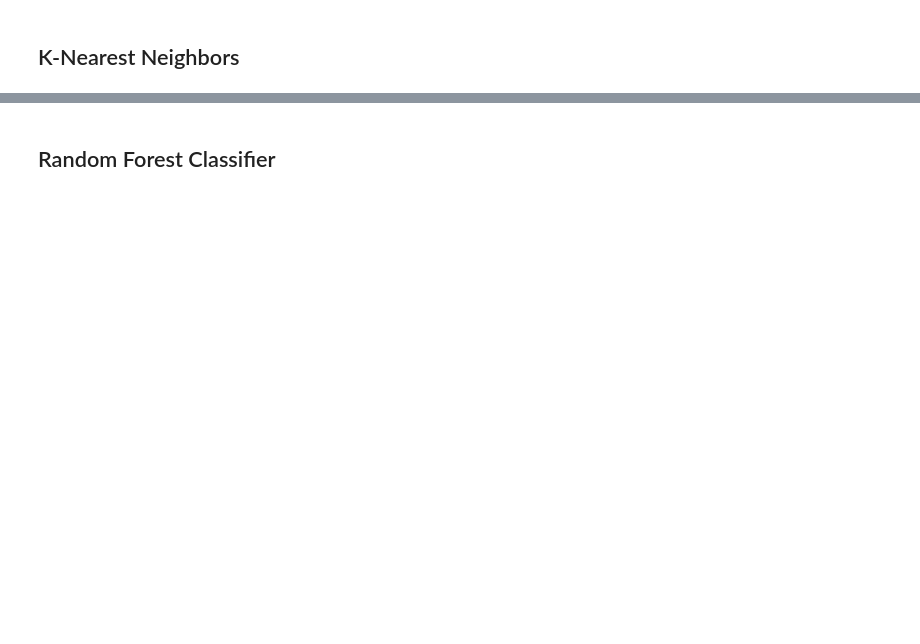
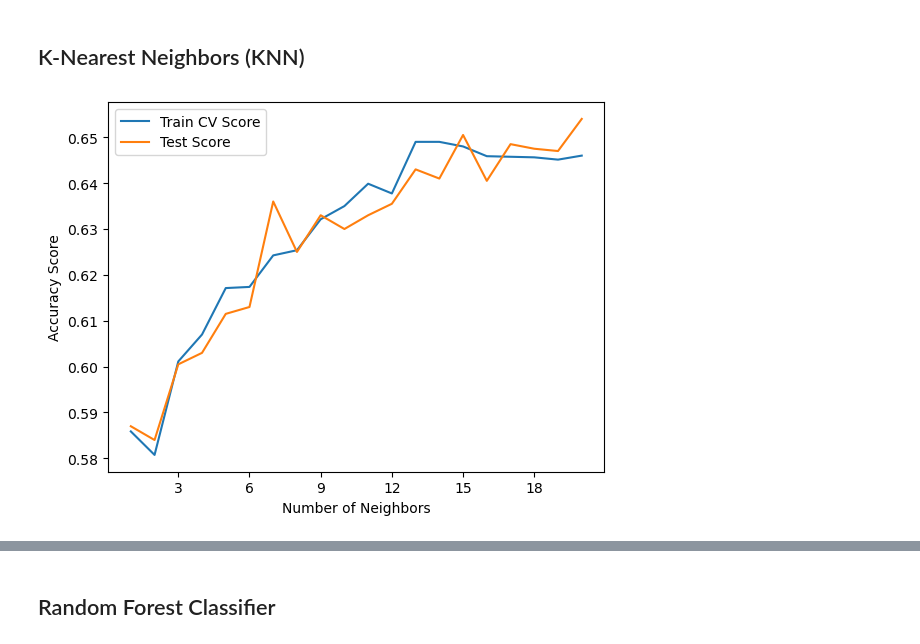
Before and after one commit to noahschulhof/twitter-classifier, a Jupyter notebook: models.ipynb, the cells around one changed output, grey strips where cells are left out. Cells and saved outputs as stored; diff of their text form; code cells hidden in the pictures; blank space fills up the shorter version.

```diff
--- a/models.ipynb
+++ b/models.ipynb
@@ -13,5 +13,5 @@ from naive_bayes import NaiveBayesClassifier
 x_train_scaled = pd.read_csv('cleaned/x_train.csv', header = None)
 x_test_scaled = pd.read_csv('cleaned/x_test.csv', header = None)
 
-y_train = pd.read_csv('cleaned/y_train.csv')
-y_test = pd.read_csv('cleaned/y_test.csv')
+y_train = pd.read_csv('cleaned/y_train.csv', header = None).values.ravel()
+y_test = pd.read_csv('cleaned/y_test.csv', header = None).values.ravel()
@@ -18,17 +40,28 @@ y_test = pd.read_csv('cleaned/y_test.csv')
 # %% [markdown]
-## K-Nearest Neighbors
+## K-Nearest Neighbors (KNN)
 # %%
-ks = np.arange(1, 11)
+ks = np.arange(1, 21)
 
 knn_cv_scores = []
 knn_test_scores = []
 
 for k in ks:
-    knn = KNeighborsClassifier(n_neighbors = k)
+    knn = KNeighborsClassifier(n_neighbors = k, n_jobs = -1)
     knn_cv_scores.append(cross_val_score(knn, x_train_scaled, y_train, cv = 10, scoring = 'accuracy'))
 
     knn.fit(x_train_scaled, y_train)
     knn_test_scores.append(accuracy_score(y_test, knn.predict(x_test_scaled)))
 # %%
-plt.plot(ks, np.array(knn_cv_scores).mean(axis = 1))
-plt.plot(ks, knn_test_scores)
+plt.plot(ks, np.array(knn_cv_scores).mean(axis = 1), label = 'Train CV Score')
+plt.plot(ks, knn_test_scores, label = 'Test Score')
+
+plt.xlabel('Number of Neighbors')
+plt.ylabel('Accuracy Score')
+
+plt.gca().xaxis.set_major_locator(plt.MaxNLocator(integer=True))
+
+plt.legend()
+
+plt.show()
+# %% [output]
+[figure, added]
```
Also changed, not shown: parts of 22 cells of this notebook.
